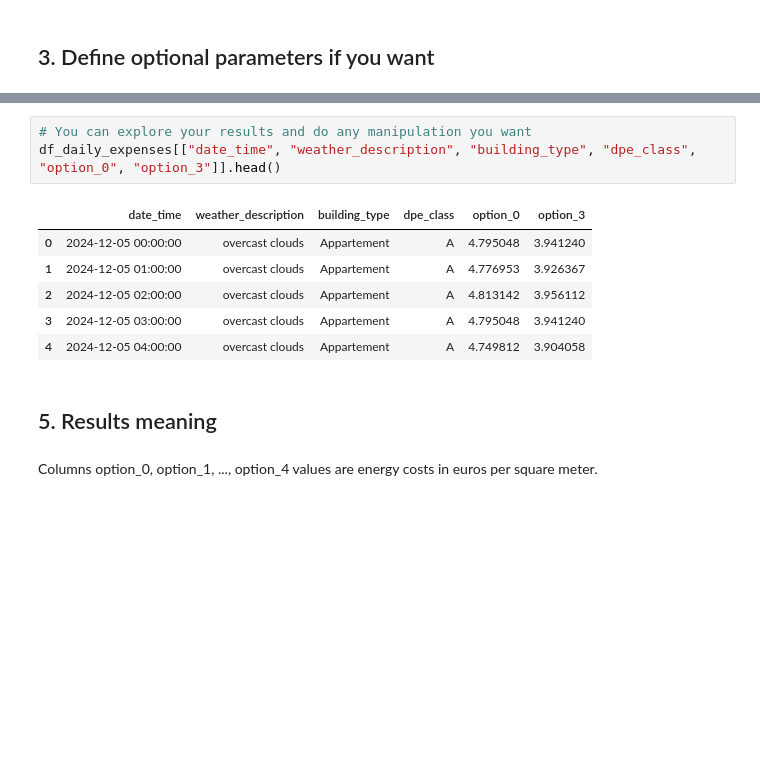
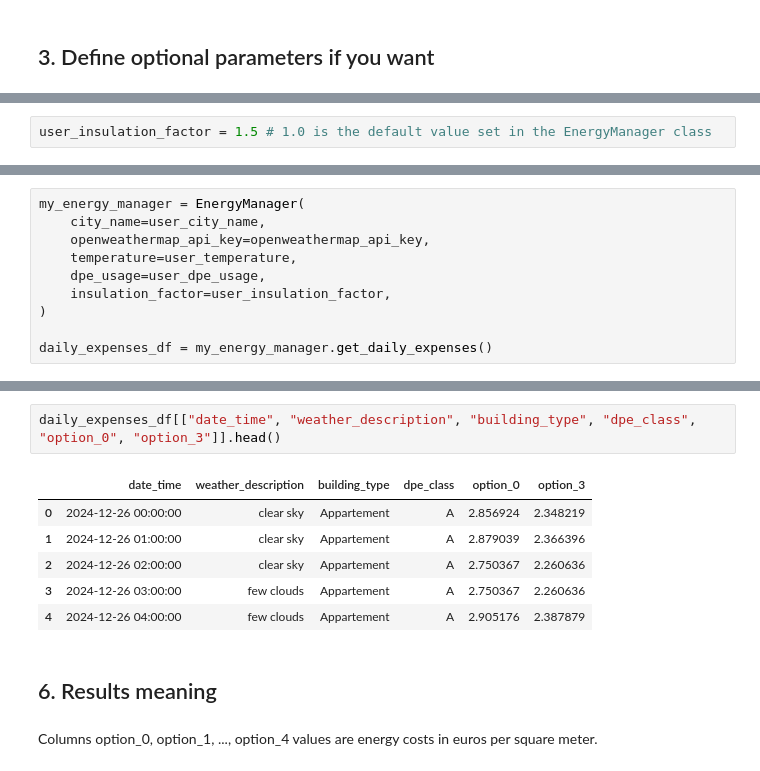
Before and after one commit to pfacouetey/energy_manager, a Jupyter notebook: docs/example.ipynb, the cells around one changed output, grey strips where cells are left out. Drawn from its saved outputs; the diff is of its cells as text; blank space fills up the shorter version.

```diff
--- a/docs/example.ipynb
+++ b/docs/example.ipynb
@@ -49 +50,3 @@ user_insulation_factor = 1.0
+# %%
+user_insulation_factor = 1.5 # 1.0 is the default value set in the EnergyManager class
 # %% [markdown]
@@ -72,0 +54,10 @@ dtype: object
+# %%
+my_energy_manager = EnergyManager(
+    city_name=user_city_name,
+    openweathermap_api_key=openweathermap_api_key,
+    temperature=user_temperature,
+    dpe_usage=user_dpe_usage,
+    insulation_factor=user_insulation_factor,
+)
+
+daily_expenses_df = my_energy_manager.get_daily_expenses()
@@ -73,15 +79,14 @@ dtype: object
 # %%
-# You can explore your results and do any manipulation you want
-df_daily_expenses[["date_time", "weather_description", "building_type", "dpe_class", "option_0", "option_3"]].head()
+daily_expenses_df[["date_time", "weather_description", "building_type", "dpe_class", "option_0", "option_3"]].head()
 # %% [output]
 |  | date_time | weather_description | building_type | dpe_class | option_0 | option_3 |
-| 0 | 2024-12-05 00:00:00 | overcast clouds | Appartement | A | 4.795048 | 3.941240 |
-| 1 | 2024-12-05 01:00:00 | overcast clouds | Appartement | A | 4.776953 | 3.926367 |
-| 2 | 2024-12-05 02:00:00 | overcast clouds | Appartement | A | 4.813142 | 3.956112 |
-| 3 | 2024-12-05 03:00:00 | overcast clouds | Appartement | A | 4.795048 | 3.941240 |
-| 4 | 2024-12-05 04:00:00 | overcast clouds | Appartement | A | 4.749812 | 3.904058 |
+| 0 | 2024-12-26 00:00:00 | clear sky | Appartement | A | 2.856924 | 2.348219 |
+| 1 | 2024-12-26 01:00:00 | clear sky | Appartement | A | 2.879039 | 2.366396 |
+| 2 | 2024-12-26 02:00:00 | clear sky | Appartement | A | 2.750367 | 2.260636 |
+| 3 | 2024-12-26 03:00:00 | few clouds | Appartement | A | 2.750367 | 2.260636 |
+| 4 | 2024-12-26 04:00:00 | few clouds | Appartement | A | 2.905176 | 2.387879 |
 # %% [markdown]
-## 5. Results meaning
+## 6. Results meaning
 # %% [markdown]
 Columns option_0, option_1, ..., option_4 values are energy costs in euros per square meter.
 # %% [markdown]
```
Also changed, not shown: parts of 24 cells of this notebook, 7 other files.
